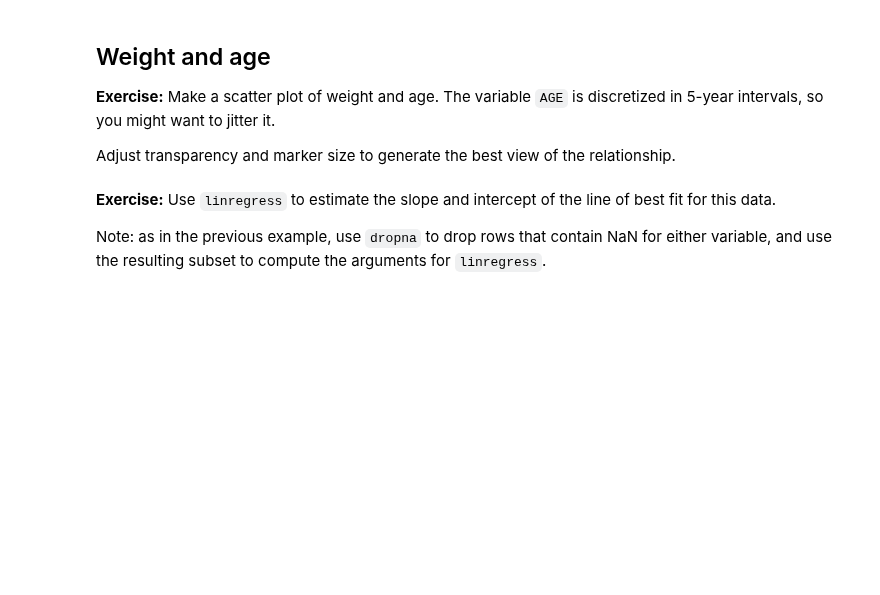
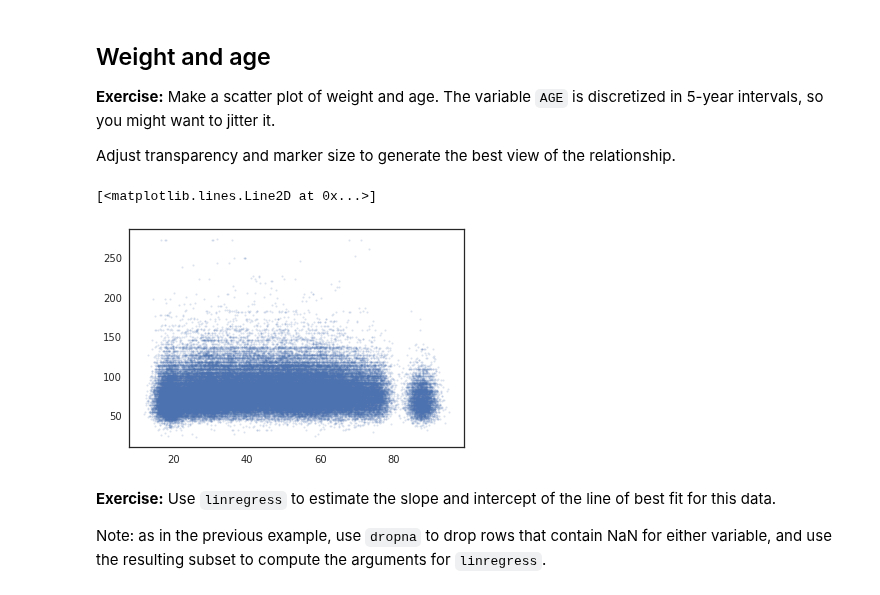
Before and after one commit to AllenDowney/ThinkStats2, a Jupyter notebook: homeworks/homework03.ipynb, the cells around one changed output. Saved outputs shown, nothing was run; the diff lists cells and outputs as text; code cells hidden in the pictures; blank space fills up the shorter version.

```diff
--- a/homeworks/homework03.ipynb
+++ b/homeworks/homework03.ipynb
@@ -103,3 +145,17 @@ Adjust transparency and marker size to generate the best view of the relationshi
+# %%
+age = brfss['AGE']
+weight = brfss['WTKG3']
+
+n = len(age)
+age_jitter=np.random.normal(-2, +2, n) + age
+
+n = len(weight)
+weight_jitter=np.random.normal(-0.2, +0.2, n) + weight
+
+plt.plot(age_jitter, weight_jitter, 'o',alpha = 0.2, markersize = 2)
+# %% [output]
+[<matplotlib.lines.Line2D at 0x...>]
+[figure, added]
 # %% [markdown]
 **Exercise:** Use `linregress` to estimate the slope and intercept of the line of best fit for this data.
 
```
Also changed, not shown: parts of 65 cells of this notebook.
